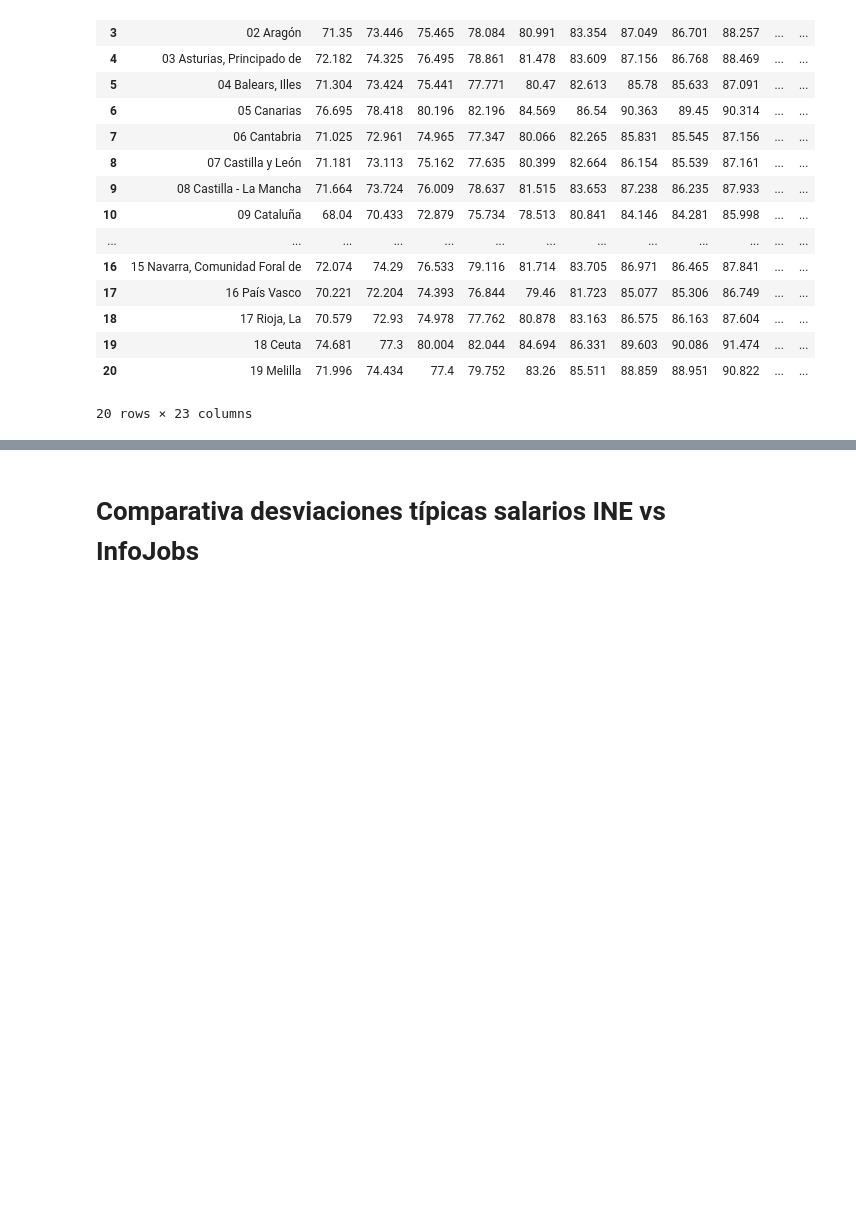
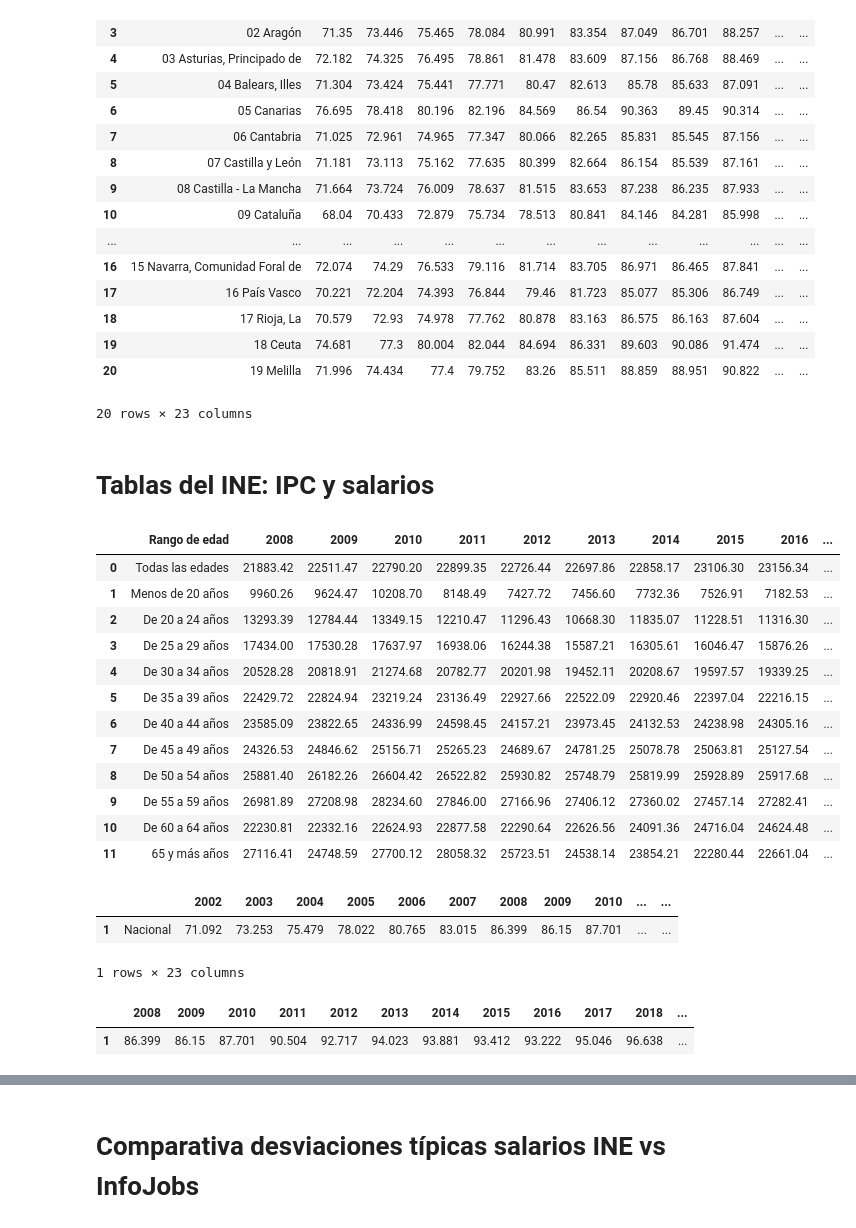
Before and after one commit to adrianbenitezrueda/first-project-data, a Jupyter notebook: main_josemi.ipynb, the cells around one changed output, grey strips where cells are left out. Saved outputs shown, nothing was run; the diff lists cells and outputs as text; code cells hidden in the pictures; blank space fills up the shorter version.

```diff
--- a/main_josemi.ipynb
+++ b/main_josemi.ipynb
@@ -157,3 +157,22 @@ ipc_ccaa_media_anual_2002_2023
 | 19 | 18 Ceuta | 74.681 | 77.3 | 80.004 | 82.044 | 84.694 | 86.331 | 89.603 | 90.086 | 91.474 | ... | ... |
 | 20 | 19 Melilla | 71.996 | 74.434 | 77.4 | 79.752 | 83.26 | 85.511 | 88.859 | 88.951 | 90.822 | ... | ... |
 20 rows × 23 columns
+# %% [markdown]
+# Tablas del INE: IPC y salarios
+# %%
+df_salario_nacional_sexo_y_edad_clean = pd.read_excel("df_salario_nacional_sexo_y_edad_clean.xlsx")
+df_salario_nacional_sexo_y_edad_clean
+# %% [output]
+|  | Rango de edad | 2008 | 2009 | 2010 | 2011 | 2012 | 2013 | 2014 | 2015 | 2016 | ... |
+| 0 | Todas las edades | 21883.42 | 22511.47 | 22790.20 | 22899.35 | 22726.44 | 22697.86 | 22858.17 | 23106.30 | 23156.34 | ... |
+| 1 | Menos de 20 años | 9960.26 | 9624.47 | 10208.70 | 8148.49 | 7427.72 | 7456.60 | 7732.36 | 7526.91 | 7182.53 | ... |
+| 2 | De 20 a 24 años | 13293.39 | 12784.44 | 13349.15 | 12210.47 | 11296.43 | 10668.30 | 11835.07 | 11228.51 | 11316.30 | ... |
+| 3 | De 25 a 29 años | 17434.00 | 17530.28 | 17637.97 | 16938.06 | 16244.38 | 15587.21 | 16305.61 | 16046.47 | 15876.26 | ... |
+| 4 | De 30 a 34 años | 20528.28 | 20818.91 | 21274.68 | 20782.77 | 20201.98 | 19452.11 | 20208.67 | 19597.57 | 19339.25 | ... |
+| 5 | De 35 a 39 años | 22429.72 | 22824.94 | 23219.24 | 23136.49 | 22927.66 | 22522.09 | 22920.46 | 22397.04 | 22216.15 | ... |
+| 6 | De 40 a 44 años | 23585.09 | 23822.65 | 24336.99 | 24598.45 | 24157.21 | 23973.45 | 24132.53 | 24238.98 | 24305.16 | ... |
+| 7 | De 45 a 49 años | 24326.53 | 24846.62 | 25156.71 | 25265.23 | 24689.67 | 24781.25 | 25078.78 | 25063.81 | 25127.54 | ... |
+| 8 | De 50 a 54 años | 25881.40 | 26182.26 | 26604.42 | 26522.82 | 25930.82 | 25748.79 | 25819.99 | 25928.89 | 25917.68 | ... |
+| 9 | De 55 a 59 años | 26981.89 | 27208.98 | 28234.60 | 27846.00 | 27166.96 | 27406.12 | 27360.02 | 27457.14 | 27282.41 | ... |
+| 10 | De 60 a 64 años | 22230.81 | 22332.16 | 22624.93 | 22877.58 | 22290.64 | 22626.56 | 24091.36 | 24716.04 | 24624.48 | ... |
+| 11 | 65 y más años | 27116.41 | 24748.59 | 27700.12 | 28058.32 | 25723.51 | 24538.14 | 23854.21 | 22280.44 | 22661.04 | ... |
@@ -159,0 +181,13 @@ ipc_ccaa_media_anual_2002_2023
+# %%
+df_IPC_INE = ipc_ccaa_media_anual_2002_2023.head(1)
+df_IPC_INE
+# %% [output]
+|  |  | 2002 | 2003 | 2004 | 2005 | 2006 | 2007 | 2008 | 2009 | 2010 | ... | ... |
+| 1 | Nacional | 71.092 | 73.253 | 75.479 | 78.022 | 80.765 | 83.015 | 86.399 | 86.15 | 87.701 | ... | ... |
+1 rows × 23 columns
+# %%
+df_IPC_INE_2008 = df_IPC_INE.loc[:, '2008':'2023']
+df_IPC_INE_2008
+# %% [output]
+|  | 2008 | 2009 | 2010 | 2011 | 2012 | 2013 | 2014 | 2015 | 2016 | 2017 | 2018 | ... |
+| 1 | 86.399 | 86.15 | 87.701 | 90.504 | 92.717 | 94.023 | 93.881 | 93.412 | 93.222 | 95.046 | 96.638 | ... |
```
Also changed, not shown: parts of 5 cells of this notebook.
